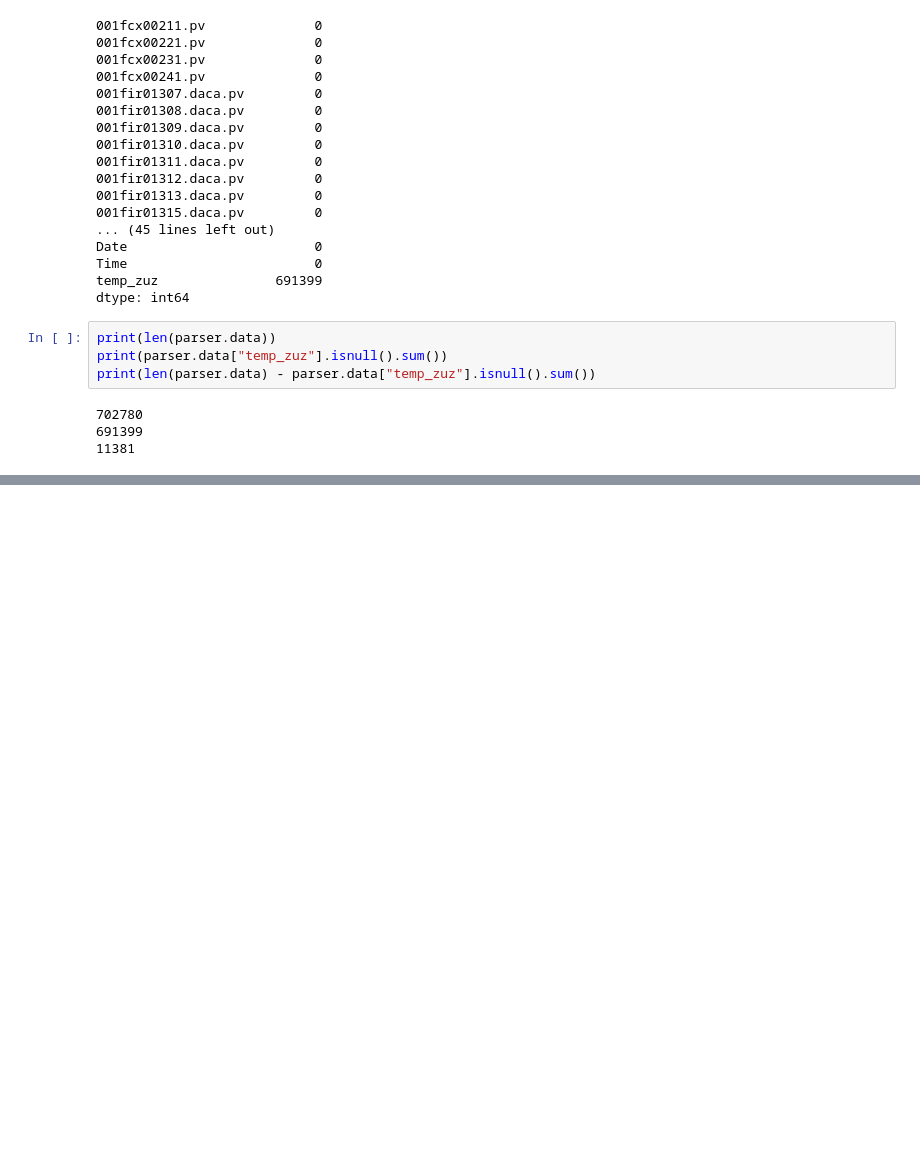
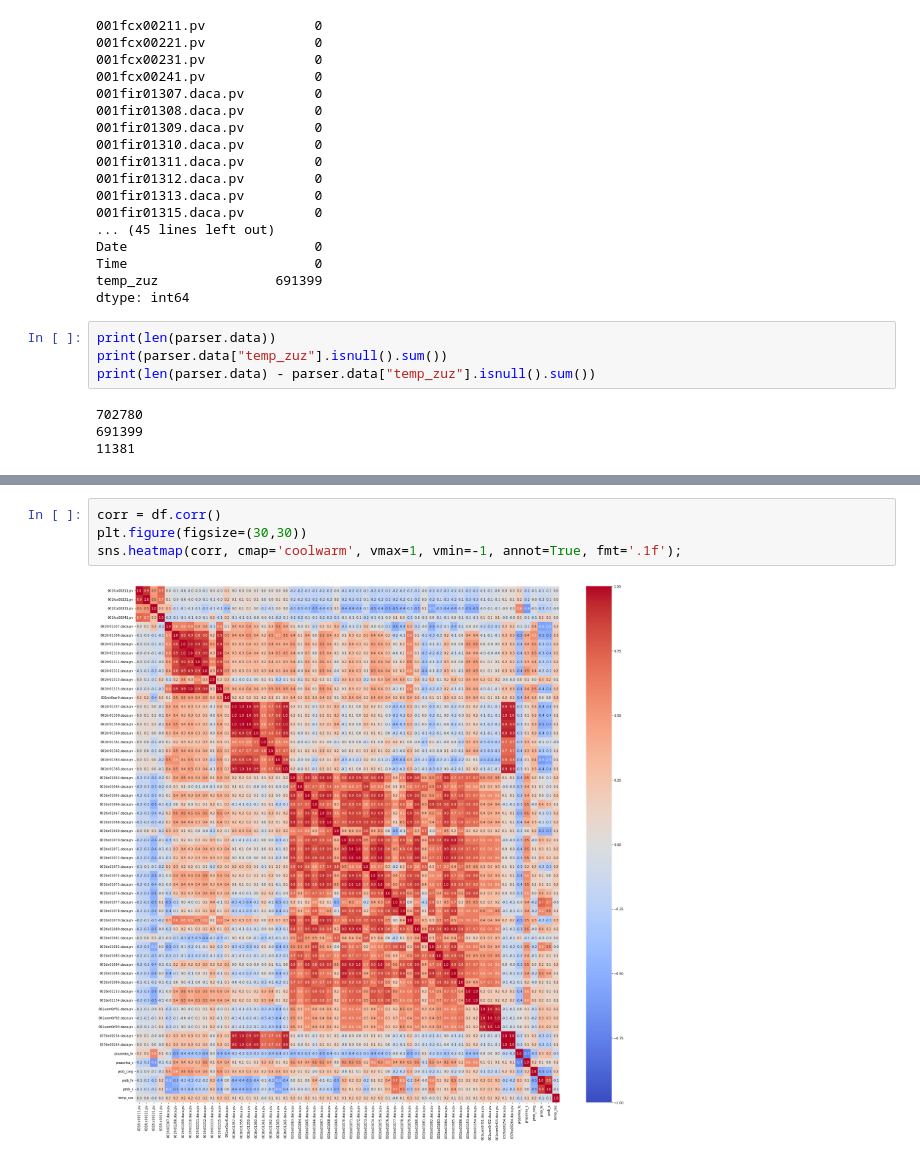
Before and after one commit to kinoai/cuvalleyhack2022, a Jupyter notebook: notebooks/ashleve-initial-data-exploration.ipynb, the cells around one changed output, grey strips where cells are left out. Saved outputs shown, nothing was run; the diff lists cells and outputs as text; blank space fills up the shorter version.

```diff
--- a/notebooks/ashleve-initial-data-exploration.ipynb
+++ b/notebooks/ashleve-initial-data-exploration.ipynb
@@ -179,0 +203,6 @@ print(len(parser.data) - parser.data["temp_zuz"].isnull().sum())
+# %%
+corr = df.corr()
+plt.figure(figsize=(30,30))
+sns.heatmap(corr, cmap='coolwarm', vmax=1, vmin=-1, annot=True, fmt='.1f');
+# %% [output]
+[figure, added]
```
Also changed, not shown: parts of 4 cells of this notebook.
